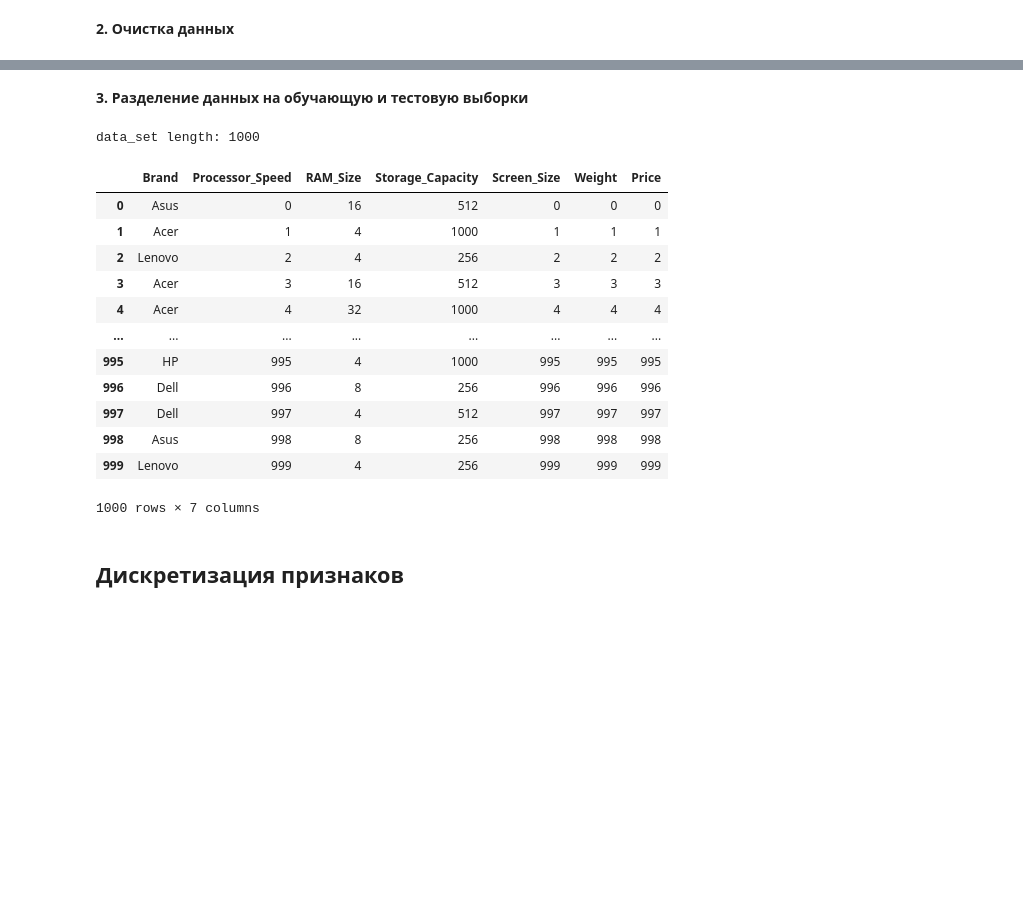
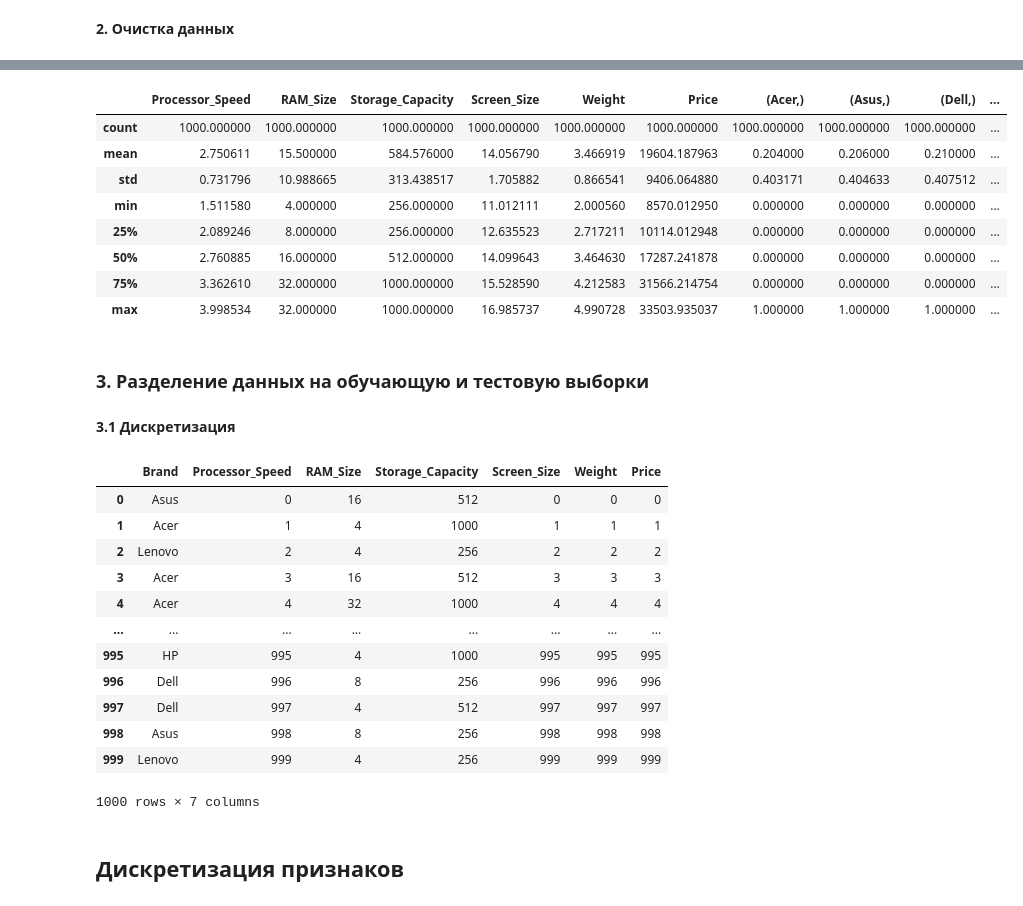
Before and after one commit to Kanad4s/NSU-Projects, a Jupyter notebook: TPNS/Preprocessing/laptop.ipynb, the cells around one changed output, grey strips where cells are left out. Drawn from its saved outputs; the diff is of its cells as text; code cells hidden in the pictures; blank space fills up the shorter version.

Commit message:
add lib OneHotEncoder

```diff
--- a/TPNS/Preprocessing/laptop.ipynb
+++ b/TPNS/Preprocessing/laptop.ipynb
@@ -37,2 +42,11 @@ for i in range(len(data_set.columns)):
 # %% [markdown]
 **2. Очистка данных**
+# %%
+tmp = data_set.copy()
+tmp.drop_duplicates(inplace=True)
+# display(cleanDS.describe())
+# %%
+df_numerical = tmp.select_dtypes(include = [np.number])
+df_categorical = tmp.select_dtypes(exclude = [np.number])
+display(df_numerical.describe())
+display(df_categorical.describe())
@@ -38,0 +79,6 @@ for i in range(len(data_set.columns)):
+# %%
+from sklearn.preprocessing import OneHotEncoder
+onehotencoder = OneHotEncoder()
+data_new = onehotencoder.fit_transform(df_categorical.values)
+da = pd.DataFrame(data_new.toarray(), columns=onehotencoder.categories_)
+display(da.describe())
@@ -39,20 +95,35 @@ for i in range(len(data_set.columns)):
+# %%
+cleanData = pd.concat([df_numerical, da], axis=1)
+display(cleanData.describe())
+# %% [output]
+|  | Processor_Speed | RAM_Size | Storage_Capacity | Screen_Size | Weight | Price | (Acer,) | (Asus,) | (Dell,) | ... |
+| count | 1000.000000 | 1000.000000 | 1000.000000 | 1000.000000 | 1000.000000 | 1000.000000 | 1000.000000 | 1000.000000 | 1000.000000 | ... |
+| mean | 2.750611 | 15.500000 | 584.576000 | 14.056790 | 3.466919 | 19604.187963 | 0.204000 | 0.206000 | 0.210000 | ... |
+| std | 0.731796 | 10.988665 | 313.438517 | 1.705882 | 0.866541 | 9406.064880 | 0.403171 | 0.404633 | 0.407512 | ... |
+| min | 1.511580 | 4.000000 | 256.000000 | 11.012111 | 2.000560 | 8570.012950 | 0.000000 | 0.000000 | 0.000000 | ... |
+| 25% | 2.089246 | 8.000000 | 256.000000 | 12.635523 | 2.717211 | 10114.012948 | 0.000000 | 0.000000 | 0.000000 | ... |
+| 50% | 2.760885 | 16.000000 | 512.000000 | 14.099643 | 3.464630 | 17287.241878 | 0.000000 | 0.000000 | 0.000000 | ... |
+| 75% | 3.362610 | 32.000000 | 1000.000000 | 15.528590 | 4.212583 | 31566.214754 | 0.000000 | 0.000000 | 0.000000 | ... |
+| max | 3.998534 | 32.000000 | 1000.000000 | 16.985737 | 4.990728 | 33503.935037 | 1.000000 | 1.000000 | 1.000000 | ... |
 # %% [markdown]
-**3. Разделение данных на обучающую и тестовую выборки**
+### **3. Разделение данных на обучающую и тестовую выборки**
+# %% [markdown]
+**3.1 Дискретизация**
 # %%
+baseDF = cleanData.copy()
+# baseDF = data_set.copy()
 df = pd.DataFrame()
-dfLength = len(data_set)
-print(f'data_set length: {dfLength}')
-for i in range(len(data_set.columns)):
-    if data_set[data_set.columns[i]].dtype != np.float_:
-      df.insert(i, data_set.columns[i], data_set[data_set.columns[i]])
+dfLength = len(baseDF)
+# print(f'data_set length: {dfLength}')
+for i in range(len(baseDF.columns)):
+    if baseDF[baseDF.columns[i]].dtype != np.float_:
+      df.insert(i, baseDF.columns[i], baseDF[baseDF.columns[i]])
     else:
-      df.insert(i, data_set.columns[i], np.arange(dfLength, dtype='int64'))
+      df.insert(i, baseDF.columns[i], np.arange(dfLength, dtype='int64'))
 display(df)
 
 def discretizeFloatToInt(out, y, column):
   nStep = 5
-  if column == 'Price':
-    nStep = 5
   ma = max(y)
   mi = min(y)
   step = (ma - mi) / nStep
@@ -64,20 +135,19 @@ def discretizeFloatToInt(out, y, column):
         out.at[i, column] = idx
         break
 # %% [output]
+|  | Brand | Processor_Speed | RAM_Size | Storage_Capacity | Screen_Size | Weight | Price |
+| 0 | Asus | 0 | 16 | 512 | 0 | 0 | 0 |
+| 1 | Acer | 1 | 4 | 1000 | 1 | 1 | 1 |
+| 2 | Lenovo | 2 | 4 | 256 | 2 | 2 | 2 |
+| 3 | Acer | 3 | 16 | 512 | 3 | 3 | 3 |
+| 4 | Acer | 4 | 32 | 1000 | 4 | 4 | 4 |
+| ... | ... | ... | ... | ... | ... | ... | ... |
+| 995 | HP | 995 | 4 | 1000 | 995 | 995 | 995 |
+| 996 | Dell | 996 | 8 | 256 | 996 | 996 | 996 |
+| 997 | Dell | 997 | 4 | 512 | 997 | 997 | 997 |
+| 998 | Asus | 998 | 8 | 256 | 998 | 998 | 998 |
+| 999 | Lenovo | 999 | 4 | 256 | 999 | 999 | 999 |
-data_set length: 1000
+1000 rows × 7 columns
-|  | Brand | Processor_Speed | RAM_Size | Storage_Capacity | Screen_Size | Weight | Price |
-| 0 | Asus | 0 | 16 | 512 | 0 | 0 | 0 |
-| 1 | Acer | 1 | 4 | 1000 | 1 | 1 | 1 |
-| 2 | Lenovo | 2 | 4 | 256 | 2 | 2 | 2 |
-| 3 | Acer | 3 | 16 | 512 | 3 | 3 | 3 |
-| 4 | Acer | 4 | 32 | 1000 | 4 | 4 | 4 |
-| ... | ... | ... | ... | ... | ... | ... | ... |
-| 995 | HP | 995 | 4 | 1000 | 995 | 995 | 995 |
-| 996 | Dell | 996 | 8 | 256 | 996 | 996 | 996 |
-| 997 | Dell | 997 | 4 | 512 | 997 | 997 | 997 |
-| 998 | Asus | 998 | 8 | 256 | 998 | 998 | 998 |
-| 999 | Lenovo | 999 | 4 | 256 | 999 | 999 | 999 |
-1000 rows × 7 columns
 # %% [markdown]
 ## Дискретизация признаков
 # %%
```
Also changed, not shown: parts of 20 cells of this notebook.
